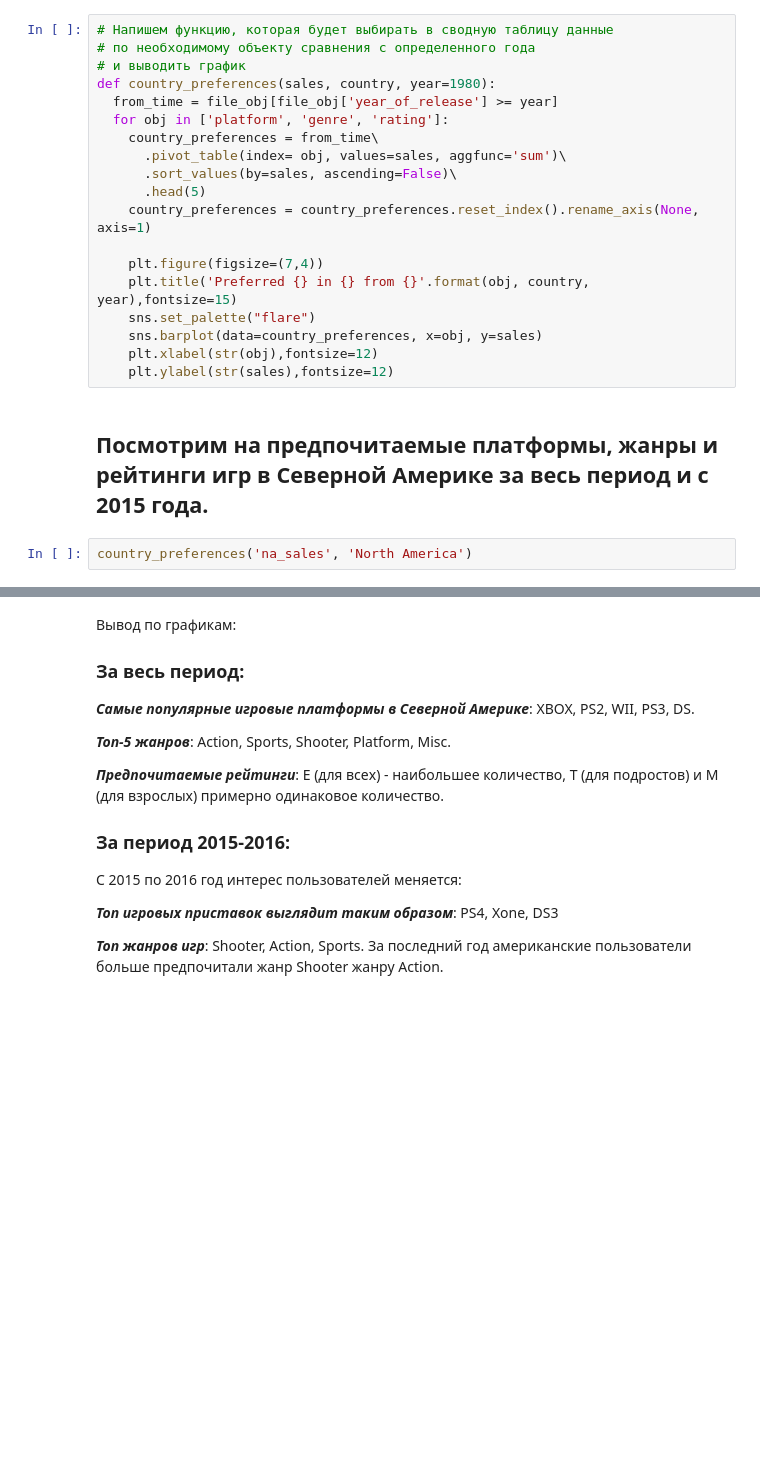
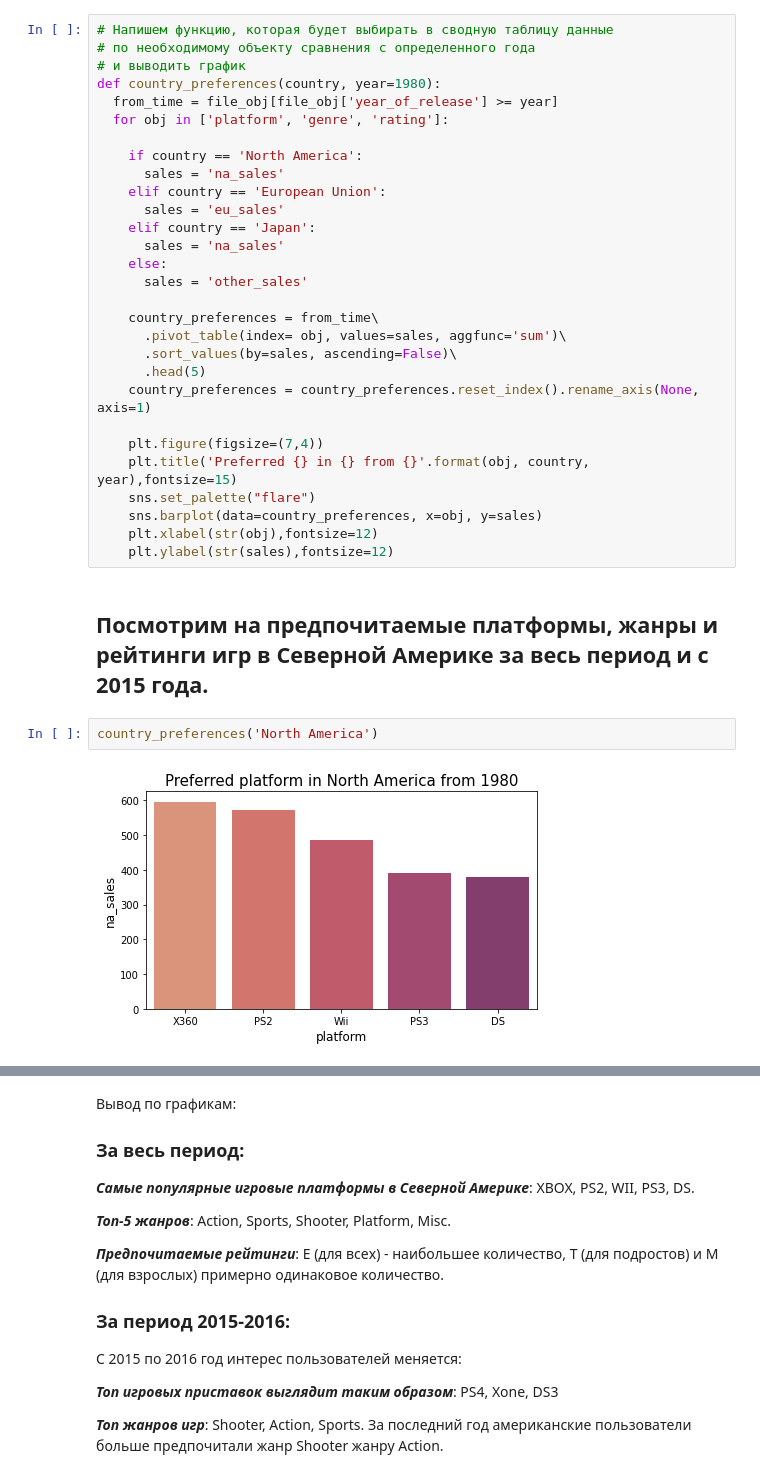
Before and after one commit to AnastasiaDvoynova/GameMarketAnalysis, a Jupyter notebook: Game_Market_Analysis.ipynb, the cells around one changed output, grey strips where cells are left out. Drawn from its saved outputs; the diff is of its cells as text; blank space fills up the shorter version.

```diff
--- a/Game_Market_Analysis.ipynb
+++ b/Game_Market_Analysis.ipynb
@@ -235,9 +304,19 @@ plt.ylabel('Продажи',fontsize=12)
 # Напишем функцию, которая будет выбирать в сводную таблицу данные
 # по необходимому объекту сравнения с определенного года
 # и выводить график
-def country_preferences(sales, country, year=1980):
+def country_preferences(country, year=1980):
   from_time = file_obj[file_obj['year_of_release'] >= year]
   for obj in ['platform', 'genre', 'rating']:
+
+    if country == 'North America':
+      sales = 'na_sales'
+    elif country == 'European Union':
+      sales = 'eu_sales'
+    elif country == 'Japan':
+      sales = 'na_sales'
+    else:
+      sales = 'other_sales'
+
     country_preferences = from_time\
       .pivot_table(index= obj, values=sales, aggfunc='sum')\
       .sort_values(by=sales, ascending=False)\
@@ -253,4 +332,6 @@ def country_preferences(sales, country, year=1980):
 # %% [markdown]
 ## Посмотрим на предпочитаемые платформы, жанры и рейтинги игр **в Северной Америке** за весь период и с 2015 года.
 # %%
-country_preferences('na_sales', 'North America')
+country_preferences('North America')
+# %% [output]
+[figure, added]
```
Also changed, not shown: parts of 28 cells of this notebook.
